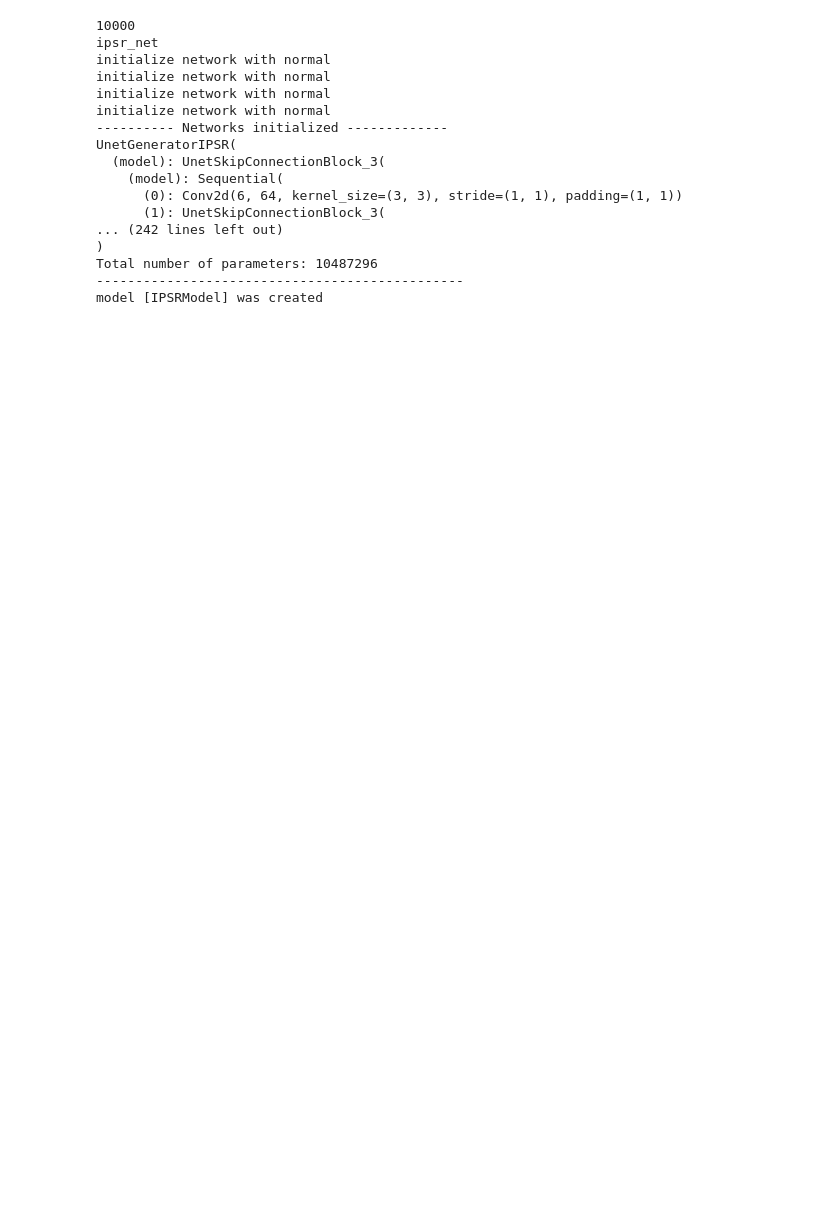
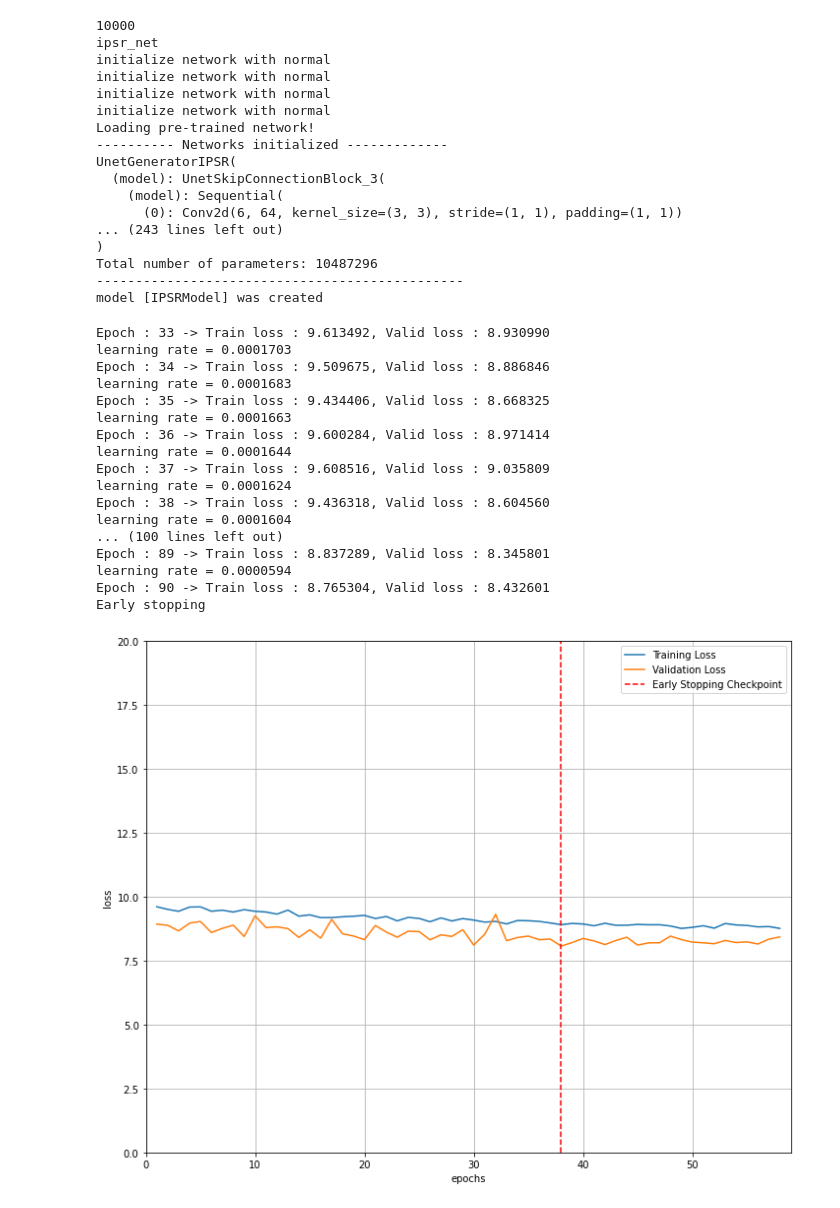
Before and after one commit to Image-Processing-Systems-Laboratory/DeepInPainting, a Jupyter notebook: train.ipynb, the cells around one changed output. Saved outputs shown, nothing was run; the diff lists cells and outputs as text; code cells hidden in the pictures; blank space fills up the shorter version.

```diff
--- a/train.ipynb
+++ b/train.ipynb
@@ -50,10 +50,10 @@ class Option():
         self.print_freq=50
         self.save_latest_freq=5000
         self.save_epoch_freq=1
-        self.continue_train=False
-        self.epoch_count=1
+        self.continue_train=True
+        self.epoch_count=33
         self.phase='train'
-        self.which_epoch=''
+        self.which_epoch=33
         self.niter=20
         self.niter_decay=100
         self.beta1=0.5
@@ -79,21 +79,21 @@ transform_mask = transforms.Compose(
     [transforms.Resize((opt.fineSize,opt.fineSize)),
      transforms.ToTensor(),
     ])
-transform = transforms.Compose(
+transform_ref = transforms.Compose(
     [transforms.Resize((opt.fineSize,opt.fineSize)),
      transforms.ToTensor(),
      transforms.Normalize(mean=[0.5] * 3, std=[0.5] * 3)])
-transform_ref = transforms.Compose(
+transform = transforms.Compose(
     [transforms.RandomResizedCrop((opt.fineSize,opt.fineSize),scale=(0.8,1.0),ratio=(1,1)),
      transforms.ColorJitter(brightness=0.1,contrast=0.1,saturation=0.1,hue=0.1),
      transforms.ToTensor(),
      transforms.Normalize(mean=[0.5] * 3, std=[0.5] * 3)])
 
-transform_valid = transforms.Compose(
+transform_valid_ref = transforms.Compose(
     [transforms.Resize((opt.fineSize,opt.fineSize)),
      transforms.ToTensor(),
      transforms.Normalize(mean=[0.5] * 3, std=[0.5] * 3)])
-transform_valid_ref = transforms.Compose(
+transform_valid = transforms.Compose(
     [transforms.RandomResizedCrop((opt.fineSize,opt.fineSize),scale=(0.8,1.0),ratio=(1,1)),
      transforms.ColorJitter(brightness=0.1,contrast=0.1,saturation=0.1,hue=0.1),
      transforms.ToTensor(),
@@ -117,13 +117,13 @@ initialize network with normal
 initialize network with normal
 initialize network with normal
 initialize network with normal
+Loading pre-trained network!
 ---------- Networks initialized -------------
 UnetGeneratorIPSR(
   (model): UnetSkipConnectionBlock_3(
     (model): Sequential(
       (0): Conv2d(6, 64, kernel_size=(3, 3), stride=(1, 1), padding=(1, 1))
-      (1): UnetSkipConnectionBlock_3(
-... (242 lines left out)
+... (243 lines left out)
 )
 Total number of parameters: 10487296
 -----------------------------------------------
@@ -155,14 +155,14 @@ for epoch in range(opt.epoch_count, opt.niter + opt.niter_decay + 1):
         model.set_input(image,mask,ref) # it not only sets the input data with mask, but also sets the latent mask.
         model.set_ref_latent()
         model.set_gt_latent()
-        model.optimize_parameters()     # forward
+        model.optimize_parameters() # update parameters
 
         tl=model.get_loss().get('GAN')
         t_loss.append(tl)
 
         if total_steps %opt.display_freq== 0:
-            real_A,real_B,fake_B,fake_P=model.get_current_visuals()
-            pic = (torch.cat([real_A, real_B,fake_P,fake_B], dim=0) + 1) / 2.0
+            real_A,real_Ref,fake_B,fake_P,real_B=model.get_current_visuals()
+            pic = (torch.cat([real_A,real_Ref,fake_P,fake_B], dim=0) + 1) / 2.0
             torchvision.utils.save_image(pic, '%s/Epoch_(%d)_(%dof%d).jpg' % (
             r'/home/jara/DeepInPainting/saveimg', epoch, total_steps + 1, len(dataset_train)), nrow=2)
 
@@ -189,30 +189,49 @@ for epoch in range(opt.epoch_count, opt.niter + opt.niter_decay + 1):
 
     train_loss.append(train_result_loss)
     valid_loss.append(valid_result_loss)
 
     print('Epoch : %d -> Train loss : %f, Valid loss : %f' %
             (epoch, train_result_loss, valid_result_loss))
 
     early(valid_result_loss)
     if early.early_stop:
         print("Early stopping")
         break
 
     model.update_learning_rate()
 
 fig = plt.figure(figsize=(10,8))
 plt.plot(range(1,len(train_loss)+1),train_loss, label='Training Loss')
 plt.plot(range(1,len(valid_loss)+1),valid_loss,label='Validation Loss')
 
 minposs = valid_loss.index(min(valid_loss))+1
 plt.axvline(minposs, linestyle='--', color='r',label='Early Stopping Checkpoint')
 
 plt.xlabel('epochs')
 plt.ylabel('loss')
 plt.ylim(0, 20)
 plt.xlim(0, len(train_loss)+1)
 plt.grid(True)
 plt.legend()
 plt.tight_layout()
 plt.show()
 fig.savefig('loss_plot.png', bbox_inches='tight')
+# %% [output]
+Epoch : 33 -> Train loss : 9.613492, Valid loss : 8.930990
+learning rate = 0.0001703
+Epoch : 34 -> Train loss : 9.509675, Valid loss : 8.886846
+learning rate = 0.0001683
+Epoch : 35 -> Train loss : 9.434406, Valid loss : 8.668325
+learning rate = 0.0001663
+Epoch : 36 -> Train loss : 9.600284, Valid loss : 8.971414
+learning rate = 0.0001644
+Epoch : 37 -> Train loss : 9.608516, Valid loss : 9.035809
+learning rate = 0.0001624
+Epoch : 38 -> Train loss : 9.436318, Valid loss : 8.604560
+learning rate = 0.0001604
+... (100 lines left out)
+Epoch : 89 -> Train loss : 8.837289, Valid loss : 8.345801
+learning rate = 0.0000594
+Epoch : 90 -> Train loss : 8.765304, Valid loss : 8.432601
+Early stopping
+[figure, added]
```
Also changed, not shown: 3 other files.
